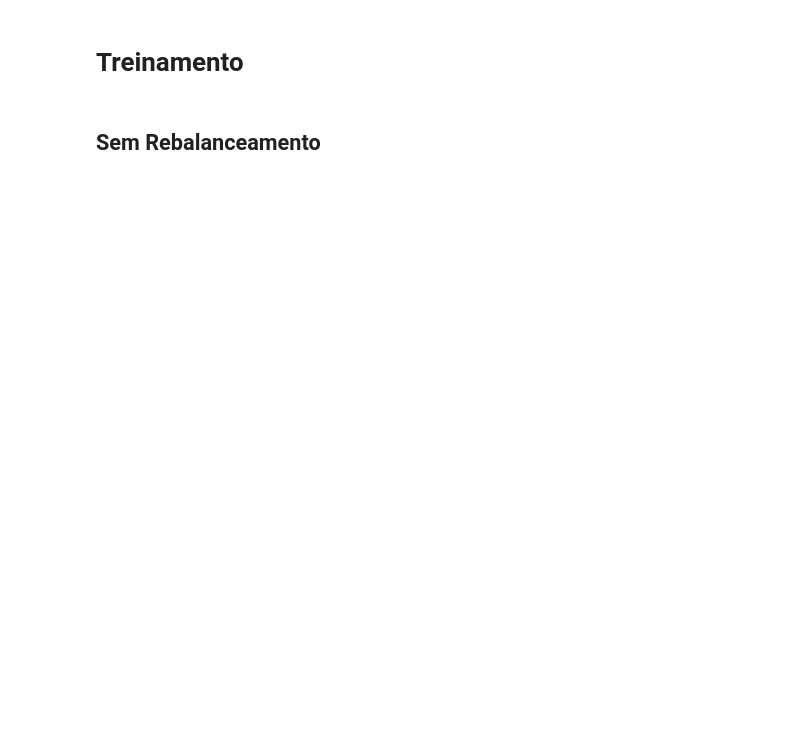
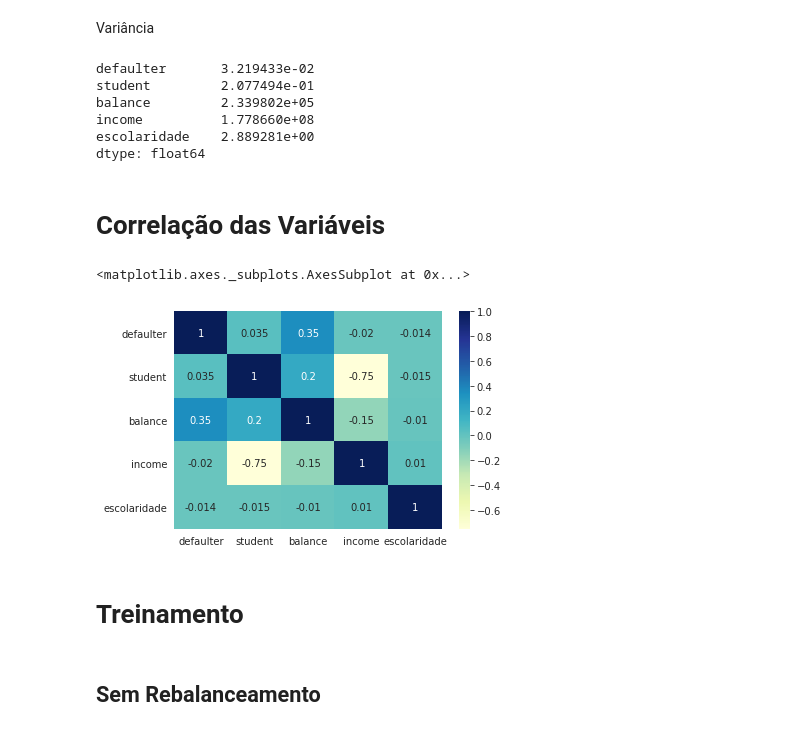
Before and after one commit to CauaRibeiroXY/DadosDesbalanceados, a Jupyter notebook: Etapa1.ipynb, the cells around one changed output. Saved outputs shown, nothing was run; the diff lists cells and outputs as text; code cells hidden in the pictures; blank space fills up the shorter version.

```diff
--- a/Etapa1.ipynb
+++ b/Etapa1.ipynb
@@ -37,3 +84,24 @@ database.head()
+# %% [markdown]
+Variância
+# %%
+database.var()
+# %% [output]
+defaulter       3.219433e-02
+student         2.077494e-01
+balance         2.339802e+05
+income          1.778660e+08
+escolaridade    2.889281e+00
+dtype: float64
+# %% [markdown]
+<h1>Correlação das Variáveis</h1>
+# %%
+tabela = pd.DataFrame(database)
+tabela['defaulter'] = database
+correlacoes = tabela.corr()
+sb.heatmap(correlacoes, cmap="YlGnBu", annot = True)
+# %% [output]
+<matplotlib.axes._subplots.AxesSubplot at 0x...>
+[figure, added]
 # %% [markdown]
 <h1>Treinamento</h1>
 # %%
```
Also changed, not shown: parts of 18 cells of this notebook.
